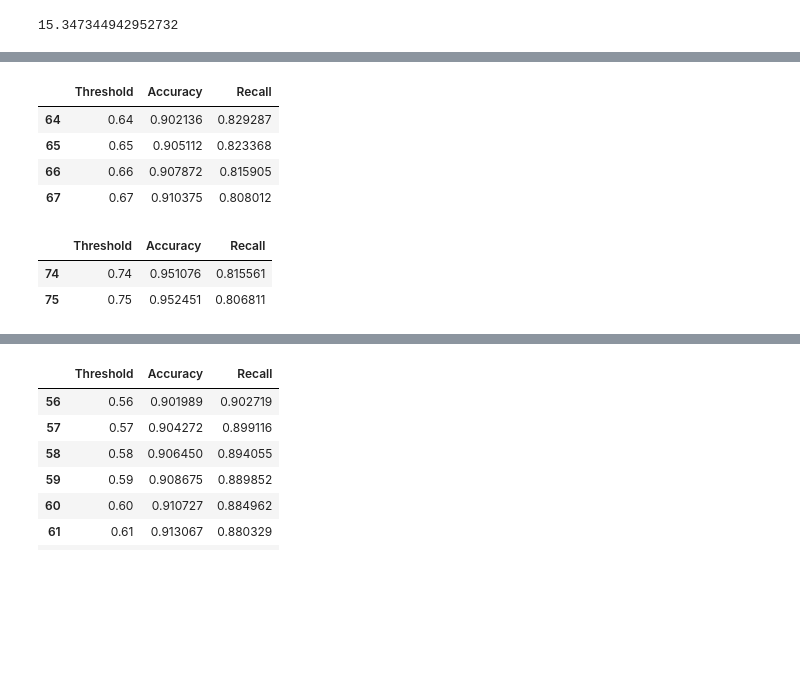
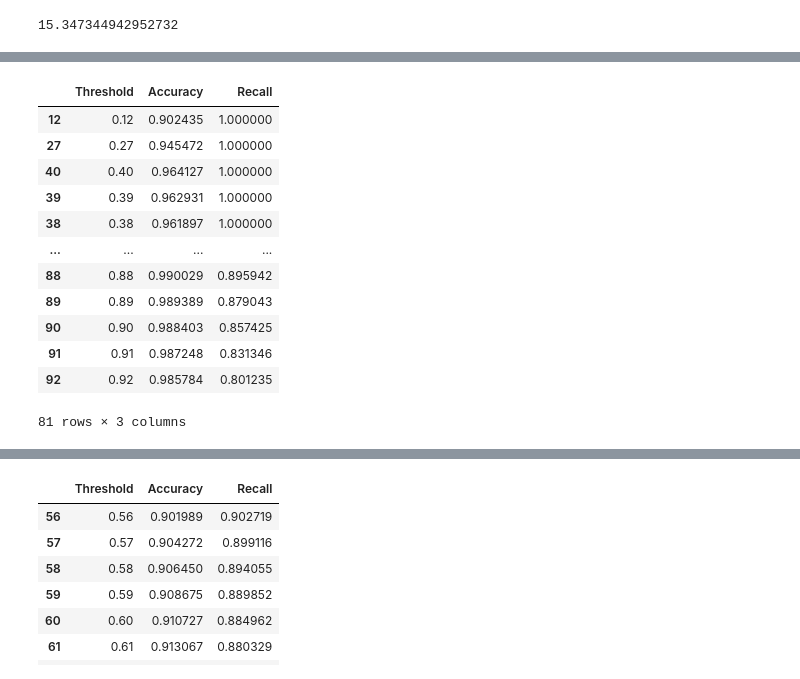
Before and after one commit to jprette/STAT-303-3, a Jupyter notebook: Code/XGBoost Model.ipynb, the cells around one changed output, grey strips where cells are left out. Saved outputs shown, nothing was run; the diff lists cells and outputs as text; code cells hidden in the pictures; blank space fills up the shorter version.

```diff
--- a/Code/XGBoost Model.ipynb
+++ b/Code/XGBoost Model.ipynb
@@ -131,11 +157,12 @@ Additionally, it's worth mentioning that scale_pos_weight is not a guaranteed so
 # %%
 start_time = time.time()
-param_grid = {'max_depth': [5,10],
-              'learning_rate': [0.001,0.01, 0.1],
-              'reg_lambda': [1,10],
-              'n_estimators': [500,1000],
-              'gamma': [1,10],
+param_grid = {'max_depth': [8],
+              'learning_rate': [0.01, 0.1],
+              'reg_lambda': [0,1],
+              'n_estimators': [500,700],
+              'gamma': [0,1],
               'subsample': [0.3,0.5],
+              'colsample_bytree':[0.5],
               'scale_pos_weight': [15]}
 
 cv = KFold(n_splits=2, shuffle=True)
@@ -172,0 +248,24 @@ df1 = decision_threshold(model1)
+# %%
+#grid search of model 8
+
+start_time = time.time()
+param_grid = {'max_depth': [8],
+              'learning_rate': [0.01,0.1],
+              'reg_lambda': [1,10],
+              'n_estimators': [1000],
+              'gamma': [1,10],
+              'subsample': [0.5],
+              'colsample_bytree':[0.5],
+              'scale_pos_weight': [15]}
+
+cv = KFold(n_splits=2, shuffle=True)
+optimal_params = RandomizedSearchCV(estimator=xgb.XGBClassifier(objective = 'binary:logistic'),
+                                    param_distributions=param_grid,
+                                    verbose=1,
+                                    n_jobs=-1,
+                                    scoring='accuracy',
+                                    cv=cv)
+optimal_params.fit(X_train, y_train)
+print("Optimal parameter values =", optimal_params.best_params_)
+print("Optimal cross validation score =", optimal_params.best_score_)
+print("Time taken =", round((time.time() - start_time) / 60), " minutes")
@@ -173,9 +277,21 @@ df1 = decision_threshold(model1)
+# %%
+model8x = xgb.XGBClassifier(objective='binary:logistic',max_depth = 8, learning_rate = 0.1,n_estimators = 1000,
+                           reg_lambda = 1, gamma = 1, subsample = 0.5, colsample_bytree=0.5, scale_pos_weight=15).fit(X_train,y_train)
+df8x = decision_threshold(model8x)
 # %%
-filtered_df1 = df1[(df1['Accuracy'] >= 0.9) & (df1['Recall'] >= 0.80)]
-filtered_df1
+filtered_df8x = df8x[(df8x['Accuracy'] >= 0.9) & (df8x['Recall'] >= 0.80)]
+filtered_df8x.sort_values('Recall',ascending=False)
 # %% [output]
 |  | Threshold | Accuracy | Recall |
-| 64 | 0.64 | 0.902136 | 0.829287 |
-| 65 | 0.65 | 0.905112 | 0.823368 |
-| 66 | 0.66 | 0.907872 | 0.815905 |
-| 67 | 0.67 | 0.910375 | 0.808012 |
+| 12 | 0.12 | 0.902435 | 1.000000 |
+| 27 | 0.27 | 0.945472 | 1.000000 |
+| 40 | 0.40 | 0.964127 | 1.000000 |
+| 39 | 0.39 | 0.962931 | 1.000000 |
+| 38 | 0.38 | 0.961897 | 1.000000 |
+| ... | ... | ... | ... |
+| 88 | 0.88 | 0.990029 | 0.895942 |
+| 89 | 0.89 | 0.989389 | 0.879043 |
+| 90 | 0.90 | 0.988403 | 0.857425 |
+| 91 | 0.91 | 0.987248 | 0.831346 |
+| 92 | 0.92 | 0.985784 | 0.801235 |
+81 rows × 3 columns
@@ -186,7 +297,0 @@ df2 = decision_threshold(model2)
-# %%
-filtered_df2 = df2[(df2['Accuracy'] >= 0.95) & (df2['Recall'] >= 0.80)]
-filtered_df2
-# %% [output]
-|  | Threshold | Accuracy | Recall |
-| 74 | 0.74 | 0.951076 | 0.815561 |
-| 75 | 0.75 | 0.952451 | 0.806811 |
```
Also changed, not shown: parts of 27 cells of this notebook.
